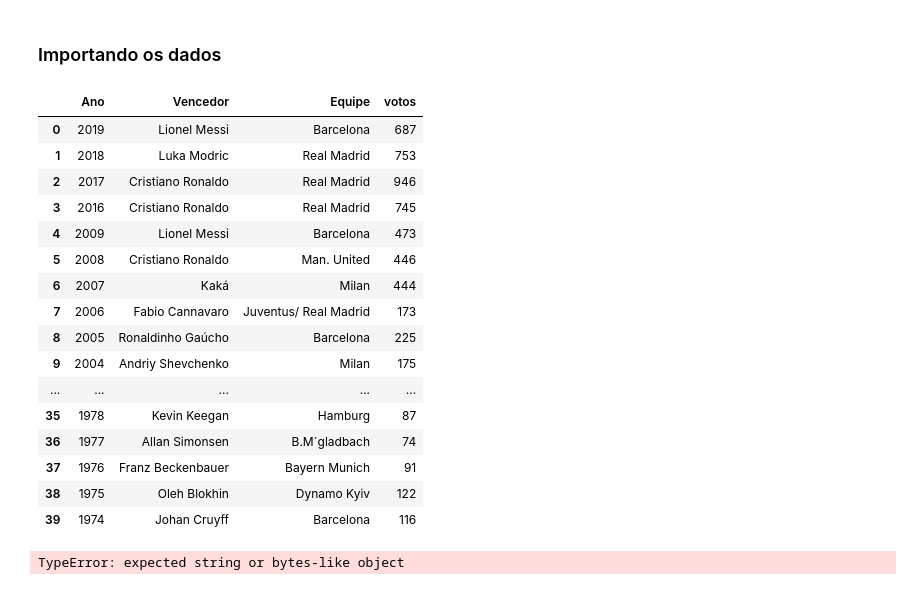
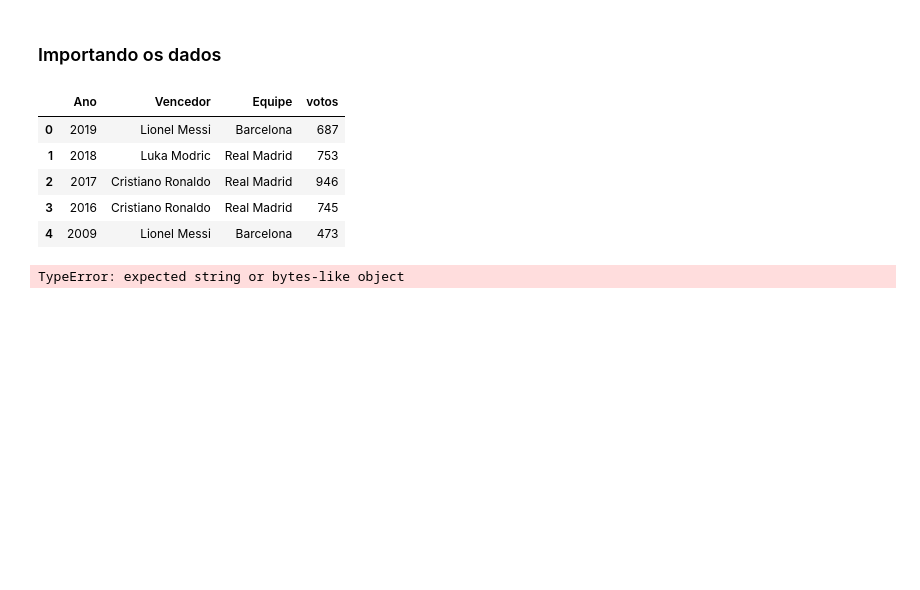
Before and after one commit to Marco87/Projects, a Jupyter notebook: Python/Projetos/France Football/france football.ipynb, the cells around one changed output. Saved outputs shown, nothing was run; the diff lists cells and outputs as text; code cells hidden in the pictures; blank space fills up the shorter version.

```diff
--- a/Python/Projetos/France Football/france football.ipynb
+++ b/Python/Projetos/France Football/france football.ipynb
@@ -50,25 +50,14 @@ df_france_3 = pd.DataFrame(tabela_3[1])
 
 df_france_3 = df_france_3.loc[(df_france_3.Ano < 2016) & (df_france_3.Ano > 2009)]
 # %%
-df_france_1
+df_france_1.head()
 # %% [output]
 |  | Ano | Vencedor | Equipe | votos |
 | 0 | 2019 | Lionel Messi | Barcelona | 687 |
 | 1 | 2018 | Luka Modric | Real Madrid | 753 |
 | 2 | 2017 | Cristiano Ronaldo | Real Madrid | 946 |
 | 3 | 2016 | Cristiano Ronaldo | Real Madrid | 745 |
 | 4 | 2009 | Lionel Messi | Barcelona | 473 |
-| 5 | 2008 | Cristiano Ronaldo | Man. United | 446 |
-| 6 | 2007 | Kaká | Milan | 444 |
-| 7 | 2006 | Fabio Cannavaro | Juventus/ Real Madrid | 173 |
-| 8 | 2005 | Ronaldinho Gaúcho | Barcelona | 225 |
-| 9 | 2004 | Andriy Shevchenko | Milan | 175 |
-| ... | ... | ... | ... | ... |
-| 35 | 1978 | Kevin Keegan | Hamburg | 87 |
-| 36 | 1977 | Allan Simonsen | B.M´gladbach | 74 |
-| 37 | 1976 | Franz Beckenbauer | Bayern Munich | 91 |
-| 38 | 1975 | Oleh Blokhin | Dynamo Kyiv | 122 |
-| 39 | 1974 | Johan Cruyff | Barcelona | 116 |
 # %%
 #df_france_1['Equipe'].replace(to_replace='[^a-zA-Z0-9 \n\.]', value='', regex=True)
 re.sub('[^a-zA-Z0-9 \n\.]', '', df_france_1['Equipe'])
```
